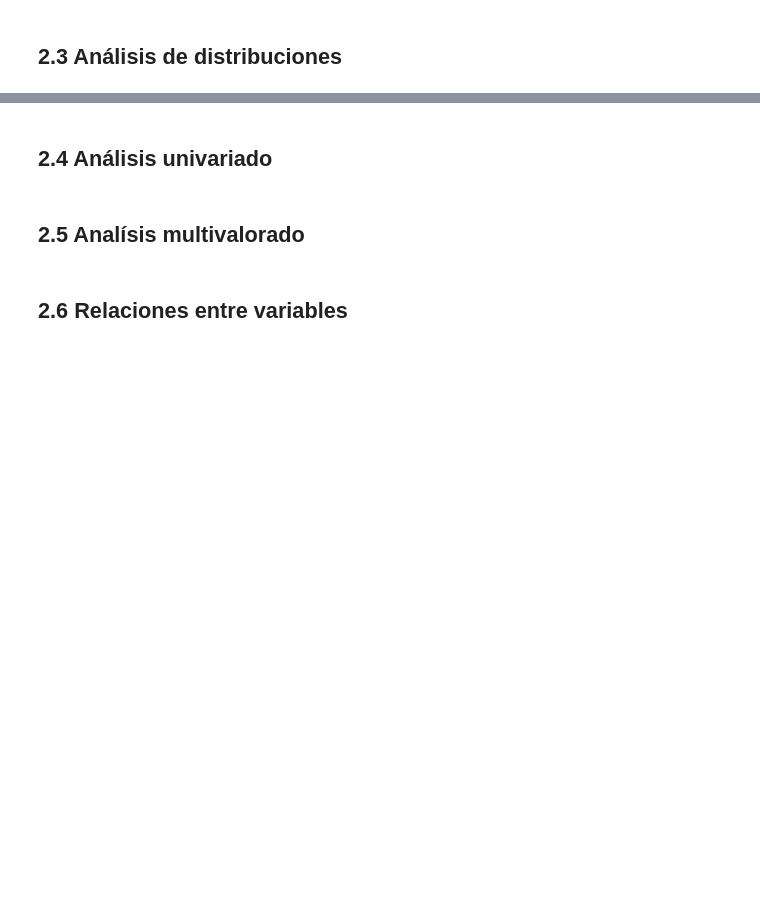
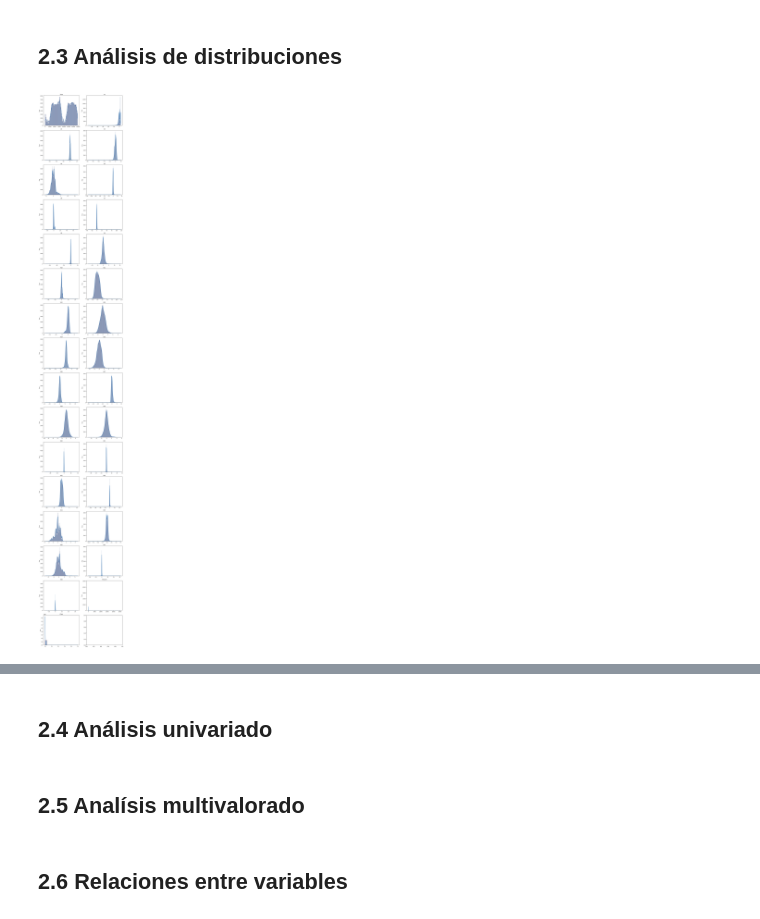
Before and after one commit to hdflorez/Entrega_2, a Jupyter notebook: dataset_3.ipynb, the cells around one changed output, grey strips where cells are left out. Cells and saved outputs as stored; diff of their text form; code cells hidden in the pictures; blank space fills up the shorter version.

```diff
--- a/dataset_3.ipynb
+++ b/dataset_3.ipynb
@@ -115,3 +342,32 @@ GRAY  = "#73726C"
 # %% [markdown]
 
 ## **2.3 Análisis de distribuciones**
+# %%
+# Histograma + Densidad
+columnas_numericas = df.select_dtypes(include=['int64', 'float64']).columns
+
+n_cols = 2
+n_rows = (len(columnas_numericas) + 1) // n_cols
+
+fig, axes = plt.subplots(n_rows, n_cols, figsize=(10, 4 * n_rows))
+axes = axes.flatten()
+
+for i, col in enumerate(columnas_numericas):
+    sns.histplot(
+        df[col],
+        kde=True,
+        ax=axes[i],
+        color=BLUE,
+        edgecolor=RED,
+        line_kws={'color': GRAY, 'linewidth': 1.5}
+    )
+
+    axes[i].set_title(f"{col}", fontsize=10)
+    axes[i].set_xlabel("")
+    axes[i].set_ylabel("Freq", fontsize=8)
+    axes[i].tick_params(labelsize=8)
+
+plt.tight_layout()
+plt.show()
+# %% [output]
+[figure, added]
```
Also changed, not shown: parts of 12 cells of this notebook.
